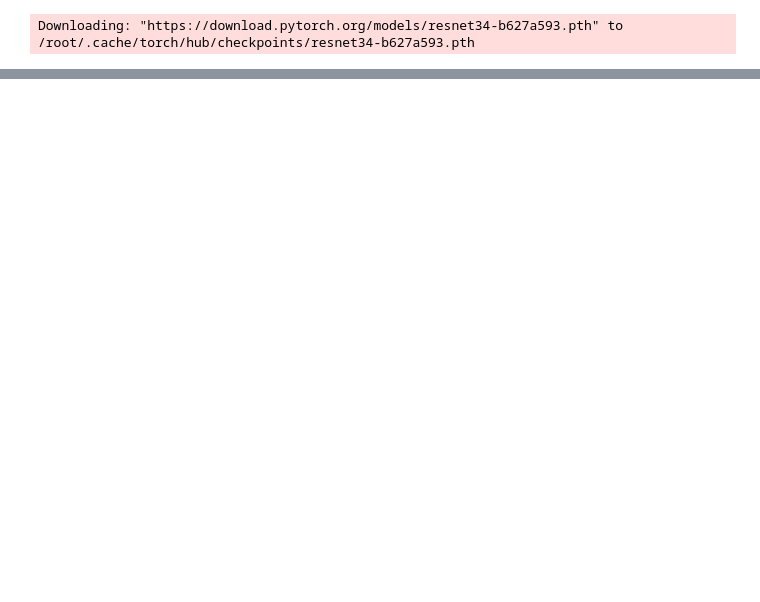
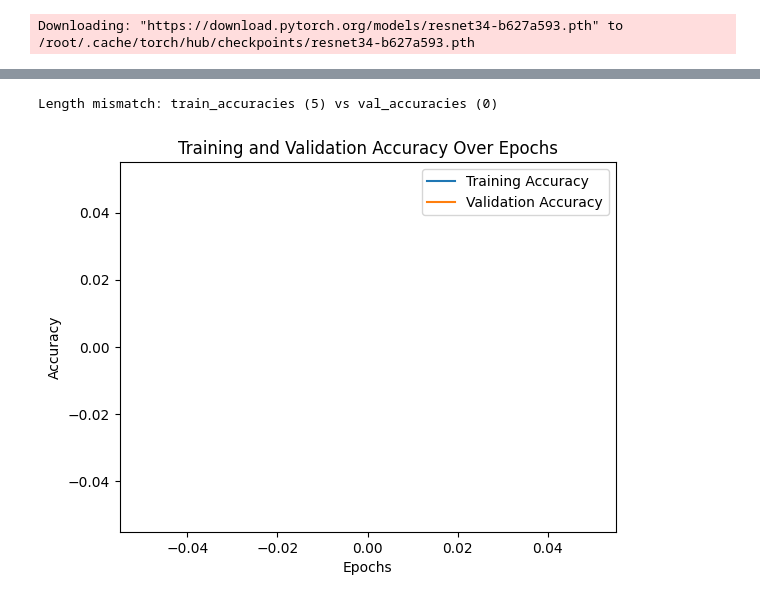
Before and after one commit to Hadiqapieas/Leukemia-Data-classification, a Jupyter notebook: ResNet34.ipynb, the cells around one changed output, grey strips where cells are left out. Cells and saved outputs as stored; diff of their text form; code cells hidden in the pictures; blank space fills up the shorter version.

```diff
--- a/ResNet34.ipynb
+++ b/ResNet34.ipynb
@@ -285,0 +315,30 @@ Test Loss: 0.0542, Test Accuracy: 0.9836
+# %%
+
+# Ensure that train_accuracies and val_accuracies have the same length
+if len(train_accuracies) == len(val_accuracies):
+    plt.figure()
+    plt.plot(range(1, num_epochs + 1), train_accuracies, label='Training Accuracy')
+    plt.plot(range(1, num_epochs + 1), val_accuracies, label='Validation Accuracy')
+    plt.xlabel('Epochs')
+    plt.ylabel('Accuracy')
+    plt.legend()
+    plt.title('Training and Validation Accuracy Over Epochs')
+    plt.show()
+else:
+    print(f"Length mismatch: train_accuracies ({len(train_accuracies)}) vs val_accuracies ({len(val_accuracies)})")
+# Example: if you are using an early stopping criterion, you might want to truncate the lists accordingly.
+min_length = min(len(train_accuracies), len(val_accuracies))
+train_accuracies = train_accuracies[:min_length]
+val_accuracies = val_accuracies[:min_length]
+
+plt.figure()
+plt.plot(range(1, min_length + 1), train_accuracies, label='Training Accuracy')
+plt.plot(range(1, min_length + 1), val_accuracies, label='Validation Accuracy')
+plt.xlabel('Epochs')
+plt.ylabel('Accuracy')
+plt.legend()
+plt.title('Training and Validation Accuracy Over Epochs')
+plt.show()
+# %% [output]
+Length mismatch: train_accuracies (5) vs val_accuracies (0)
+[figure, added]
```
Also changed, not shown: parts of 7 cells of this notebook.
